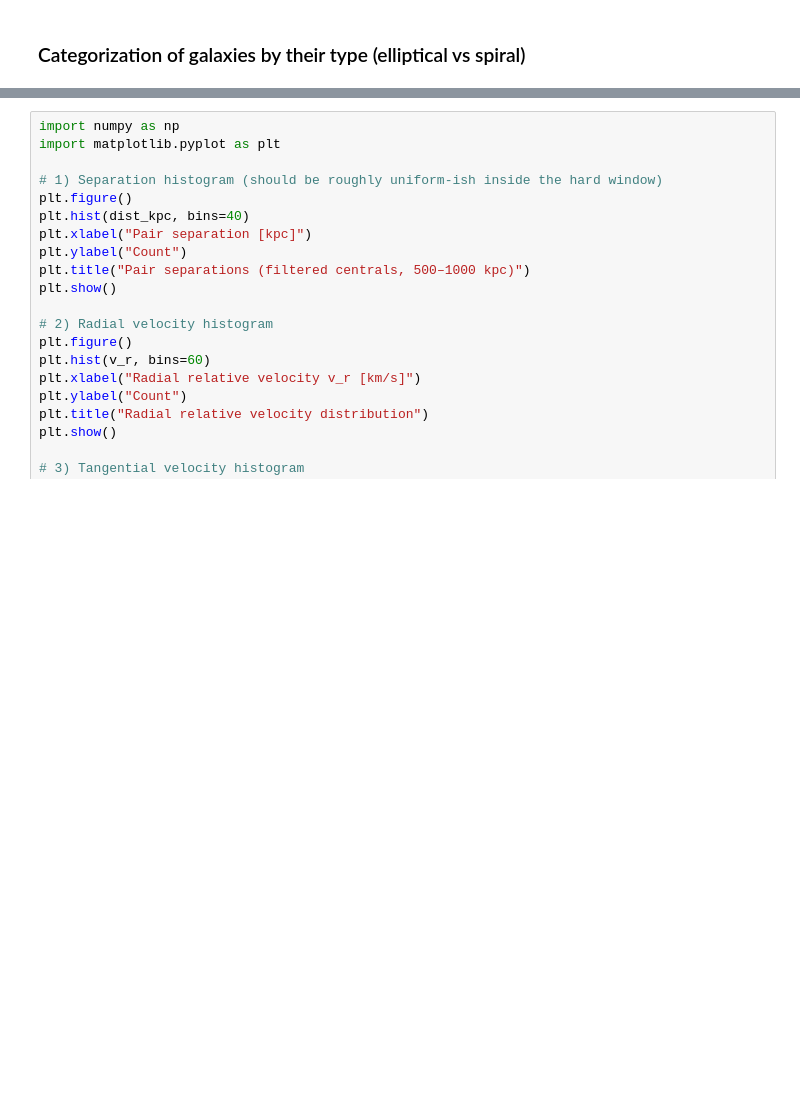
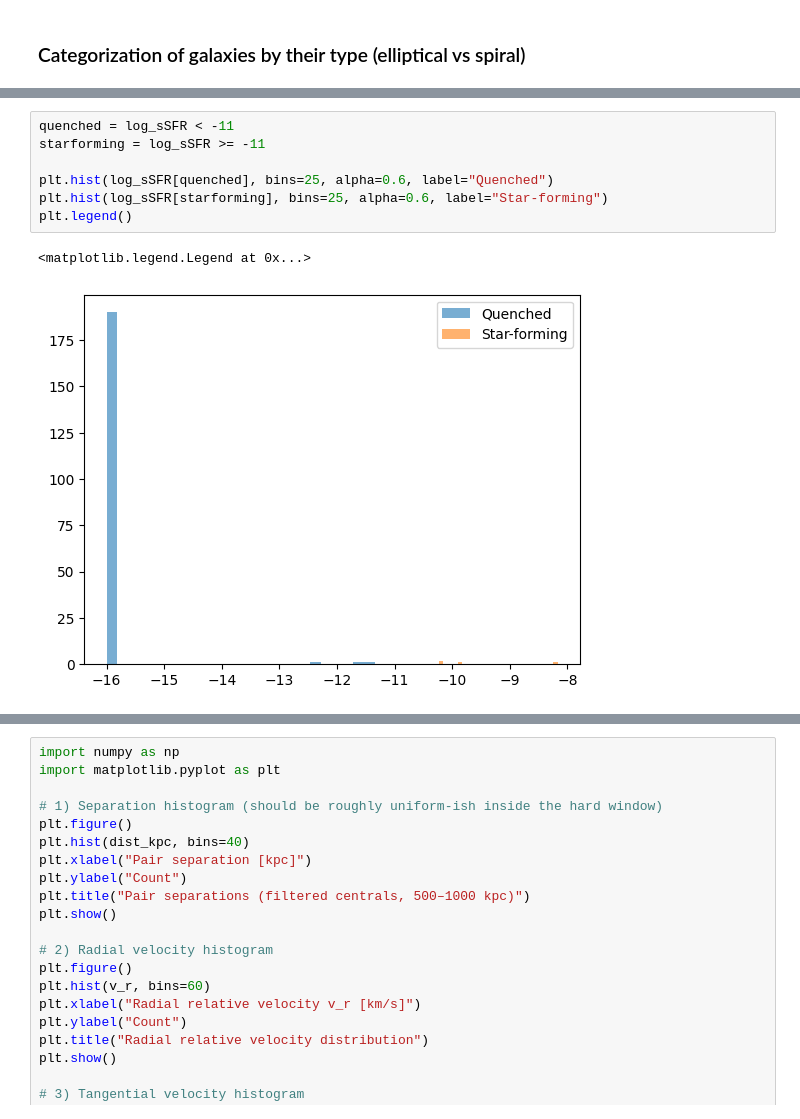
Before and after one commit to topesonen/dsp-cosmology, a Jupyter notebook: notebooks/explore.ipynb, the cells around one changed output, grey strips where cells are left out. Drawn from its saved outputs; the diff is of its cells as text; blank space fills up the shorter version.

```diff
--- a/notebooks/explore.ipynb
+++ b/notebooks/explore.ipynb
@@ -284,0 +327,10 @@ print(sfr_rate)
+# %%
+quenched = log_sSFR < -11
+starforming = log_sSFR >= -11
+
+plt.hist(log_sSFR[quenched], bins=25, alpha=0.6, label="Quenched")
+plt.hist(log_sSFR[starforming], bins=25, alpha=0.6, label="Star-forming")
+plt.legend()
+# %% [output]
+<matplotlib.legend.Legend at 0x...>
+[figure, added]
```
Also changed, not shown: parts of 7 cells of this notebook.
